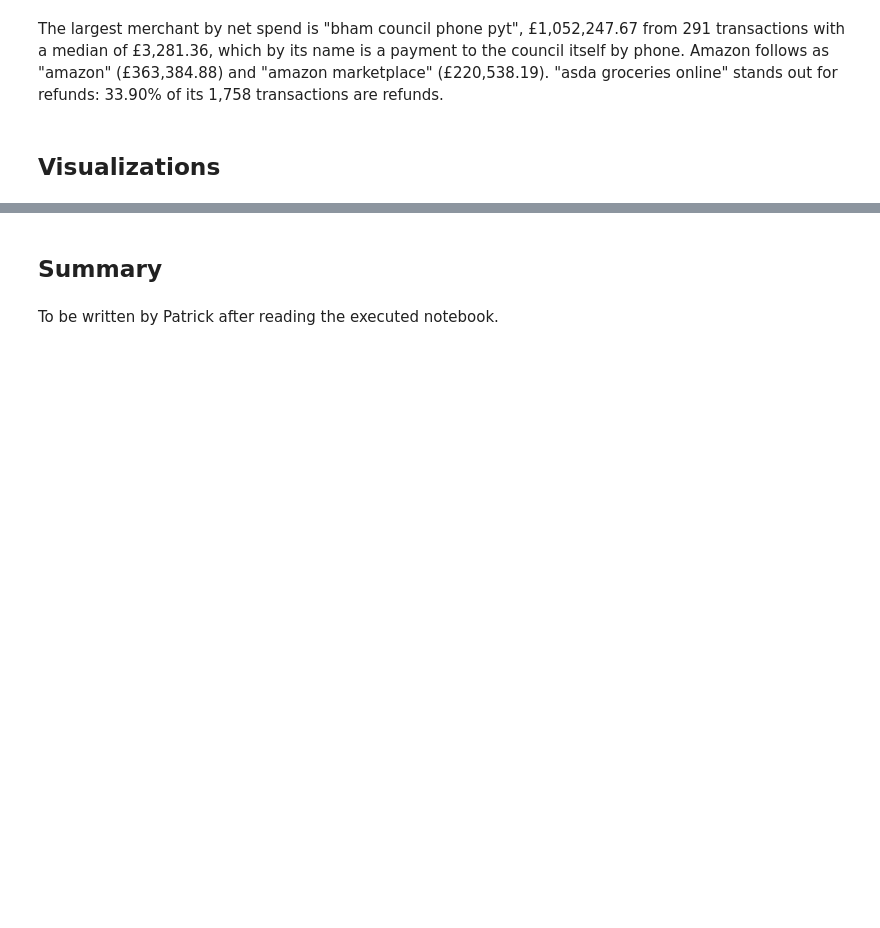
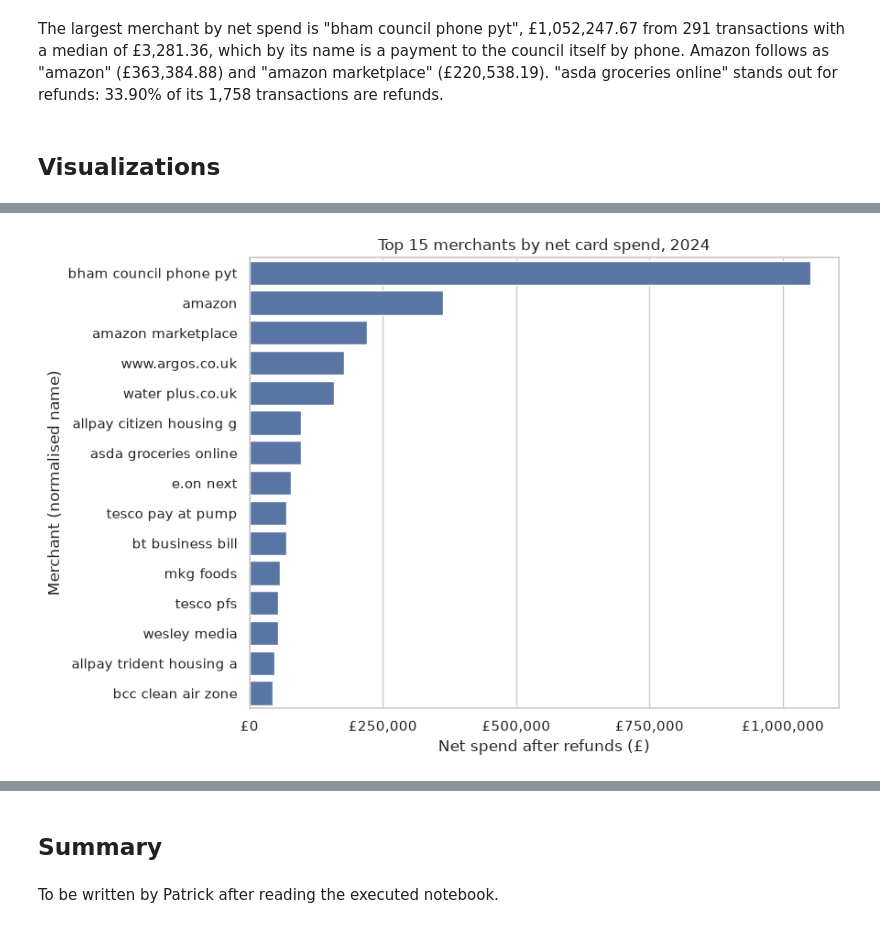
Before and after one commit to PaddyGilliland1/ai-programming-foundations-project, a Jupyter notebook: data_workflow.ipynb, the cells around one changed output, grey strips where cells are left out. Cells and saved outputs as stored; diff of their text form; code cells hidden in the pictures; blank space fills up the shorter version.

```diff
--- a/data_workflow.ipynb
+++ b/data_workflow.ipynb
@@ -570,0 +648,10 @@ The largest merchant by net spend is "bham council phone pyt", £1,052,247.67 fr
+# %%
+plot_net_spend(
+    top_merchants,
+    "Top 15 merchants by net card spend, 2024",
+    "Merchant (normalised name)",
+    figsize=(9, 6),
+)
+plt.show()
+# %% [output]
+[figure, added]
```
Also changed, not shown: parts of 8 cells of this notebook.
